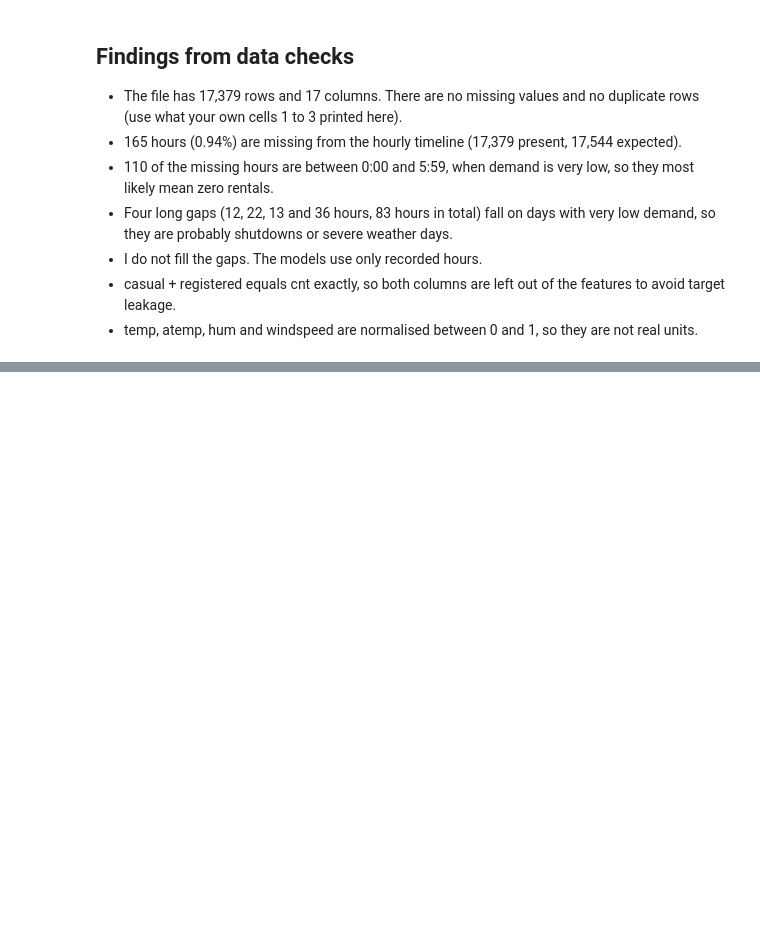
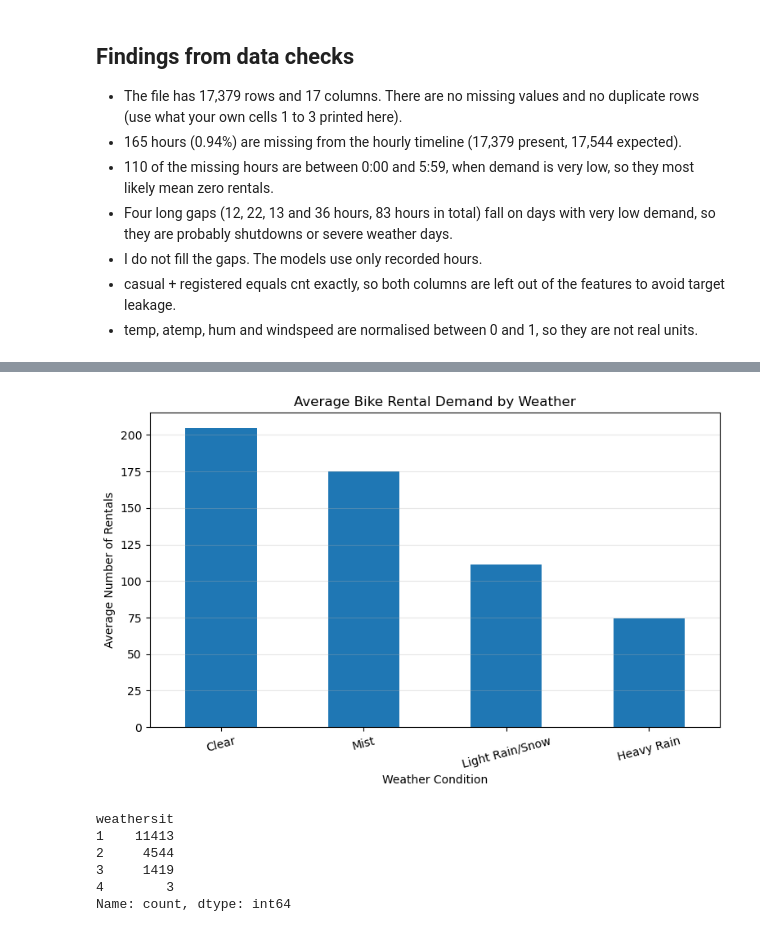
Before and after one commit to abhi-shake-ds/Let_Them_Cook, a Jupyter notebook: notebooks/01-eda.ipynb, the cells around one changed output, grey strips where cells are left out. Saved outputs shown, nothing was run; the diff lists cells and outputs as text; code cells hidden in the pictures; blank space fills up the shorter version.

```diff
--- a/notebooks/01-eda.ipynb
+++ b/notebooks/01-eda.ipynb
@@ -197,0 +320,43 @@ Limitation: because the hourly timeline has holes, features that look at earlier
+# %%
+weather_names = {
+    1: 'Clear',
+    2: 'Mist',
+    3: 'Light Rain/Snow',
+    4: 'Heavy Rain'
+}
+
+# Average demand for each weather condition
+weather_demand = df.groupby('weathersit')['cnt'].mean()
+
+weather_demand.index = [
+    weather_names[i] for i in weather_demand.index
+]
+
+plt.figure(figsize=(9, 5))
+
+weather_demand.plot(kind='bar')
+
+plt.title('Average Bike Rental Demand by Weather')
+plt.xlabel('Weather Condition')
+plt.ylabel('Average Number of Rentals')
+plt.xticks(rotation=15)
+plt.grid(axis='y', alpha=0.3)
+
+plt.savefig(
+    '../results/figures/demand_by_weather.png',
+    dpi=150,
+    bbox_inches='tight'
+)
+
+plt.show()
+# %% [output]
+[figure, added]
+# %%
+df['weathersit'].value_counts().sort_index()
+# %% [output]
+weathersit
+1    11413
+2     4544
+3     1419
+4        3
+Name: count, dtype: int64
```
Also changed, not shown: parts of 15 cells of this notebook, 5 other files.
